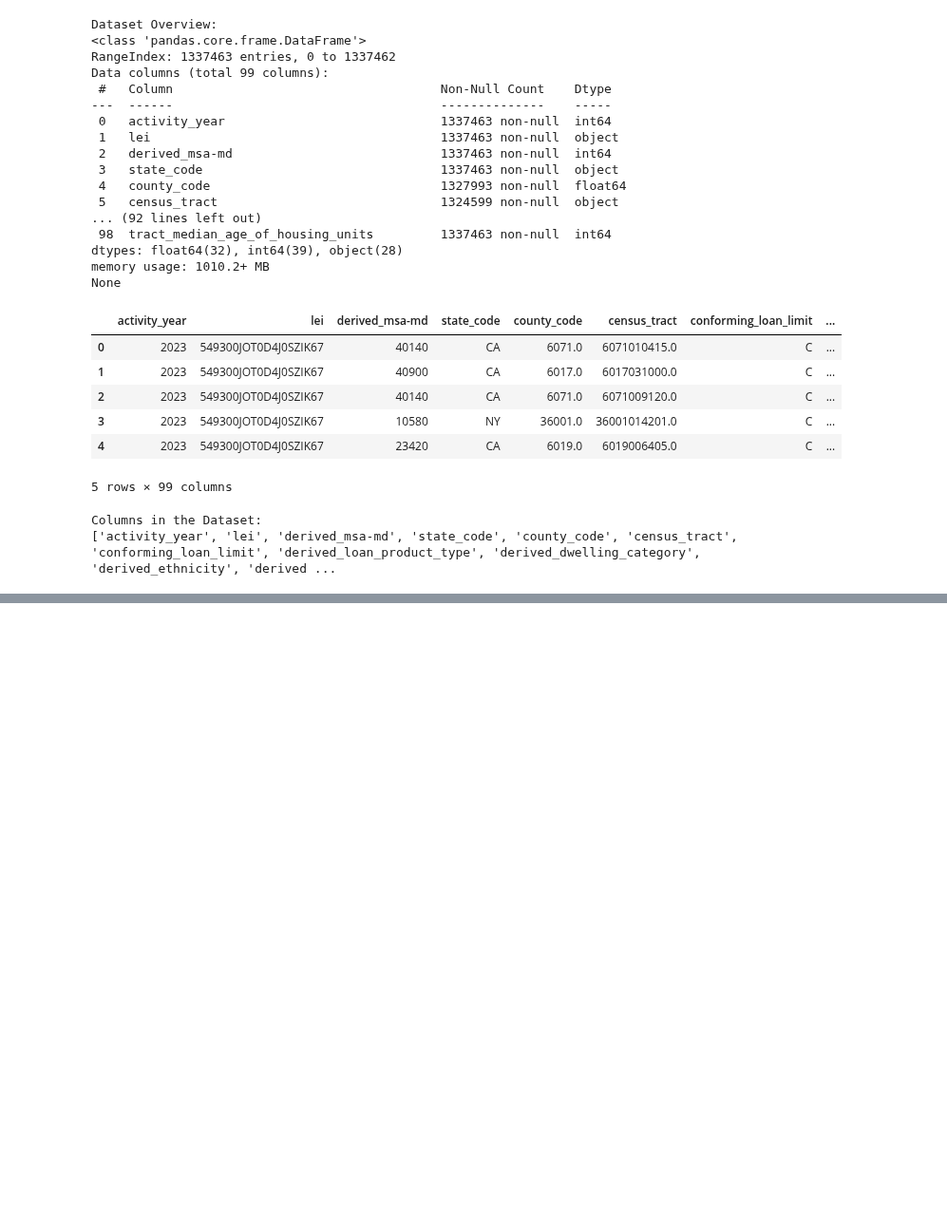
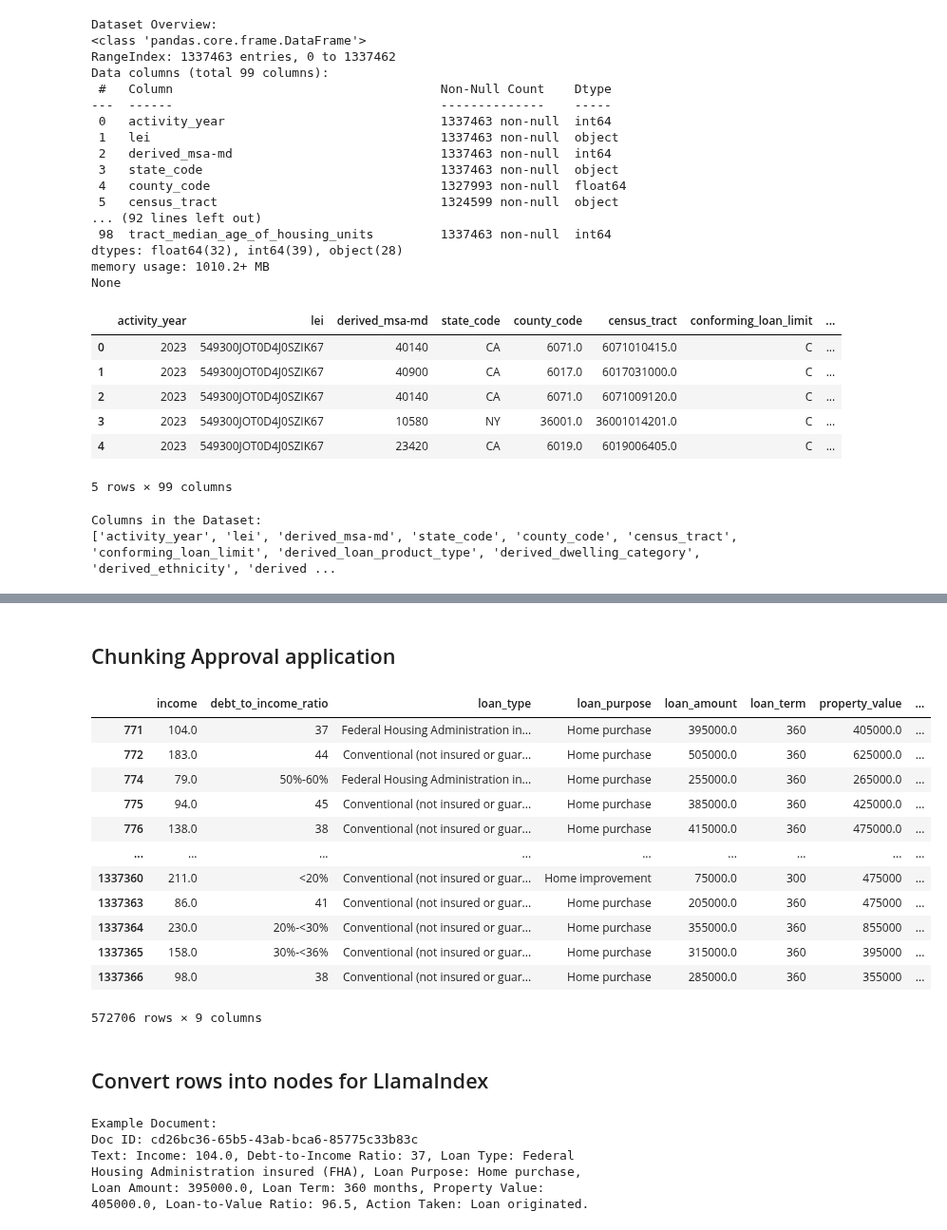
Before and after one commit to quochungtran/LLM-Intelligent-Document-Processing-in-Banking, a Jupyter notebook: notebooks/hmda_data_analyst.ipynb, the cells around one changed output, grey strips where cells are left out. Shown at 95% size. Saved outputs shown, nothing was run; the diff lists cells and outputs as text; code cells hidden in the pictures; blank space fills up the shorter version.

Commit message:
notebook for data and chunking analyst

```diff
--- a/notebooks/hmda_data_analyst.ipynb
+++ b/notebooks/hmda_data_analyst.ipynb
@@ -126,0 +79,2 @@ financial_chunk
+# %% [markdown]
+## Chunking Approval application
@@ -126,0 +116,7 @@ financial_chunk
+# %%
+df['action_taken_description'] = df['action_taken'].map(action_taken_mapping)
+df['loan_type']                = df['loan_type'].map(loan_type_mapping)
+df['loan_purpose']             = df['loan_purpose'].map(loan_purpose_mapping)
+
+df_org = df[key_identify]
+df_org = df_org.dropna()
@@ -126,0 +129,21 @@ financial_chunk
+# %%
+approved_applications        = df_org[df_org['action_taken_description'].isin(approved_categories)]
+loan_originated_applications = df_org[df_org['action_taken_description'].isin(['Loan originated'])]
+# %%
+loan_originated_applications
+# %% [output]
+|  | income | debt_to_income_ratio | loan_type | loan_purpose | loan_amount | loan_term | property_value | ... |
+| 771 | 104.0 | 37 | Federal Housing Administration in... | Home purchase | 395000.0 | 360 | 405000.0 | ... |
+| 772 | 183.0 | 44 | Conventional (not insured or guar... | Home purchase | 505000.0 | 360 | 625000.0 | ... |
+| 774 | 79.0 | 50%-60% | Federal Housing Administration in... | Home purchase | 255000.0 | 360 | 265000.0 | ... |
+| 775 | 94.0 | 45 | Conventional (not insured or guar... | Home purchase | 385000.0 | 360 | 425000.0 | ... |
+| 776 | 138.0 | 38 | Conventional (not insured or guar... | Home purchase | 415000.0 | 360 | 475000.0 | ... |
+| ... | ... | ... | ... | ... | ... | ... | ... | ... |
+| 1337360 | 211.0 | <20% | Conventional (not insured or guar... | Home improvement | 75000.0 | 300 | 475000 | ... |
+| 1337363 | 86.0 | 41 | Conventional (not insured or guar... | Home purchase | 205000.0 | 360 | 475000 | ... |
+| 1337364 | 230.0 | 20%-<30% | Conventional (not insured or guar... | Home purchase | 355000.0 | 360 | 855000 | ... |
+| 1337365 | 158.0 | 30%-<36% | Conventional (not insured or guar... | Home purchase | 315000.0 | 360 | 395000 | ... |
+| 1337366 | 98.0 | 38 | Conventional (not insured or guar... | Home purchase | 285000.0 | 360 | 355000 | ... |
+572706 rows × 9 columns
+# %% [markdown]
+## Convert rows into nodes for LlamaIndex
@@ -126,0 +152,45 @@ financial_chunk
+# %%
+from llama_index.core import Document
+# Function to convert a dataframe row into a Document
+def row_to_document(row):
+    """
+    Convert a dataframe row into a LlamaIndex Document object.
+    """
+    # Combine relevant fields into a single content block
+    content = (
+        f"Income: {row['income']}, Debt-to-Income Ratio: {row['debt_to_income_ratio']}, "
+        f"Loan Type: {row['loan_type']}, Loan Purpose: {row['loan_purpose']}, "
+        f"Loan Amount: {row['loan_amount']}, Loan Term: {row['loan_term']} months, "
+        f"Property Value: {row['property_value']}, Loan-to-Value Ratio: {row['loan_to_value_ratio']}, "
+        f"Action Taken: {row['action_taken_description']}."
+    )
+
+    # Add metadata (optional but useful for filtering or additional context)
+    metadata = {
+        "income": row["income"],
+        "debt_to_income_ratio": row["debt_to_income_ratio"],
+        "loan_type": row["loan_type"],
+        "loan_purpose": row["loan_purpose"],
+        "loan_amount": row["loan_amount"],
+        "loan_term": row["loan_term"],
+        "property_value": row["property_value"],
+        "loan_to_value_ratio": row["loan_to_value_ratio"],
+        "action_taken_description": row["action_taken_description"]
+    }
+
+    # Create a Document object
+    return Document(text=content, metadata=metadata)
+
+# Convert all rows into Documents
+documents = [row_to_document(row) for _, row in loan_originated_applications.iterrows()]
+
+# Example of a single Document
+print("Example Document:")
+print(documents[0])
+# %% [output]
+Example Document:
+Doc ID: cd26bc36-65b5-43ab-bca6-85775c33b83c
+Text: Income: 104.0, Debt-to-Income Ratio: 37, Loan Type: Federal
+Housing Administration insured (FHA), Loan Purpose: Home purchase,
+Loan Amount: 395000.0, Loan Term: 360 months, Property Value:
+405000.0, Loan-to-Value Ratio: 96.5, Action Taken: Loan originated.
```
Also changed, not shown: parts of 8 cells of this notebook, 4 other files.
